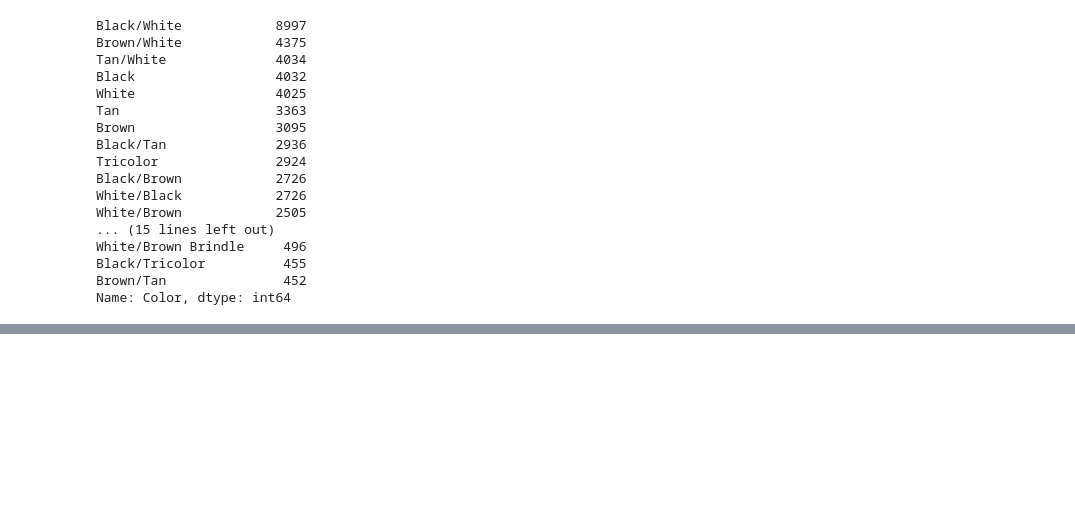
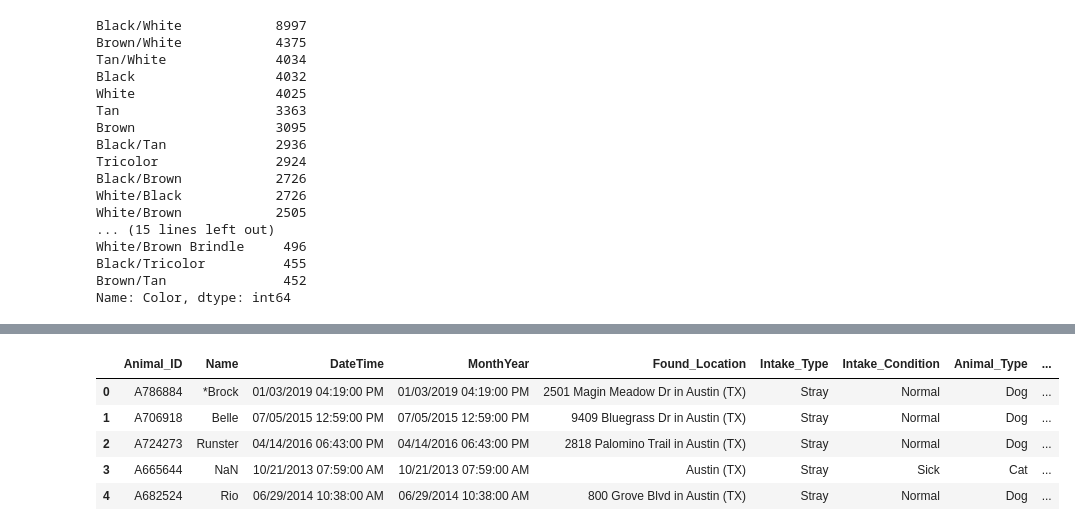
Before and after one commit to M-Outlaw/BootCamp-Mod-20-Animal_Shelter_Analysis, a Jupyter notebook: Intakes_Analysis.ipynb, the cells around one changed output, grey strips where cells are left out. Cells and saved outputs as stored; diff of their text form; code cells hidden in the pictures; blank space fills up the shorter version.

```diff
--- a/Intakes_Analysis.ipynb
+++ b/Intakes_Analysis.ipynb
@@ -256,0 +316,14 @@ Name: Color, dtype: int64
+# %%
+# convert ages in months to ages in years
+
+for row in intake_age_df.index:
+    if((intake_age_df["Age_Unit"].values[row] == "months") | (intake_age_df["Age_Unit"].values[row] == "month")):
+        intake_age_df["Age_Value"].values[row] = float(intake_age_df["Age_Value"].values[row])/12
+    if((intake_age_df["Age_Unit"].values[row] == "weeks") | (intake_age_df["Age_Unit"].values[row] == "week")):
+        intake_age_df["Age_Value"].values[row] = float(intake_age_df["Age_Value"].values[row])/52
+    if((intake_age_df["Age_Unit"].values[row] == "days") | (intake_age_df["Age_Unit"].values[row] == "day")):
+        intake_age_df["Age_Value"].values[row] = float(intake_age_df["Age_Value"].values[row])/365
+    if((intake_age_df["Age_Unit"].values[row] == "years") | (intake_age_df["Age_Unit"].values[row] == "year")):
+        intake_age_df["Age_Value"].values[row] = float(intake_age_df["Age_Value"].values[row])
+
+intake_age_df.head()
@@ -256,0 +337,11 @@ Name: Color, dtype: int64
+# %%
+# put converted age back into intake dataframe
+df["Age_in_Years"] = intake_age_df["Age_Value"]
+df.head()
+# %% [output]
+|  | Animal_ID | Name | DateTime | MonthYear | Found_Location | Intake_Type | Intake_Condition | Animal_Type | ... |
+| 0 | A786884 | *Brock | 01/03/2019 04:19:00 PM | 01/03/2019 04:19:00 PM | 2501 Magin Meadow Dr in Austin (TX) | Stray | Normal | Dog | ... |
+| 1 | A706918 | Belle | 07/05/2015 12:59:00 PM | 07/05/2015 12:59:00 PM | 9409 Bluegrass Dr in Austin (TX) | Stray | Normal | Dog | ... |
+| 2 | A724273 | Runster | 04/14/2016 06:43:00 PM | 04/14/2016 06:43:00 PM | 2818 Palomino Trail in Austin (TX) | Stray | Normal | Dog | ... |
+| 3 | A665644 | NaN | 10/21/2013 07:59:00 AM | 10/21/2013 07:59:00 AM | Austin (TX) | Stray | Sick | Cat | ... |
+| 4 | A682524 | Rio | 06/29/2014 10:38:00 AM | 06/29/2014 10:38:00 AM | 800 Grove Blvd in Austin (TX) | Stray | Normal | Dog | ... |
```
Also changed, not shown: parts of 8 cells of this notebook.
